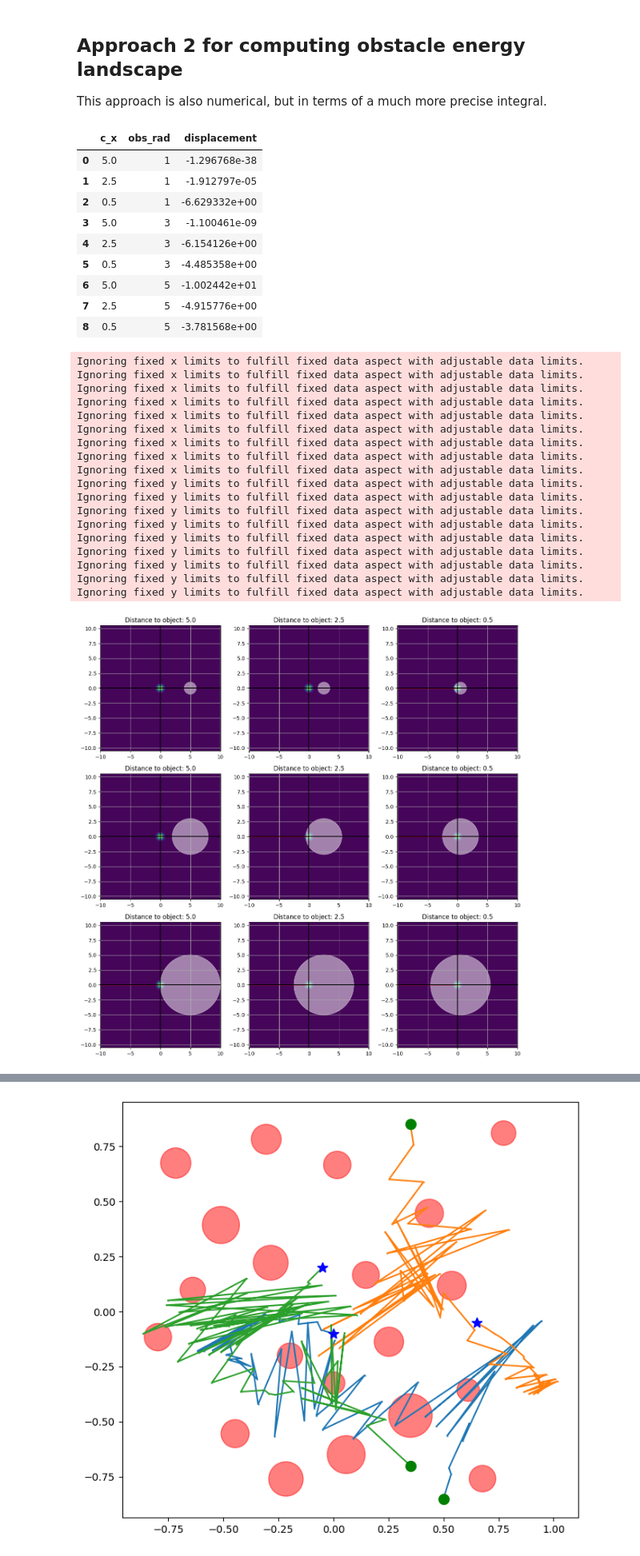
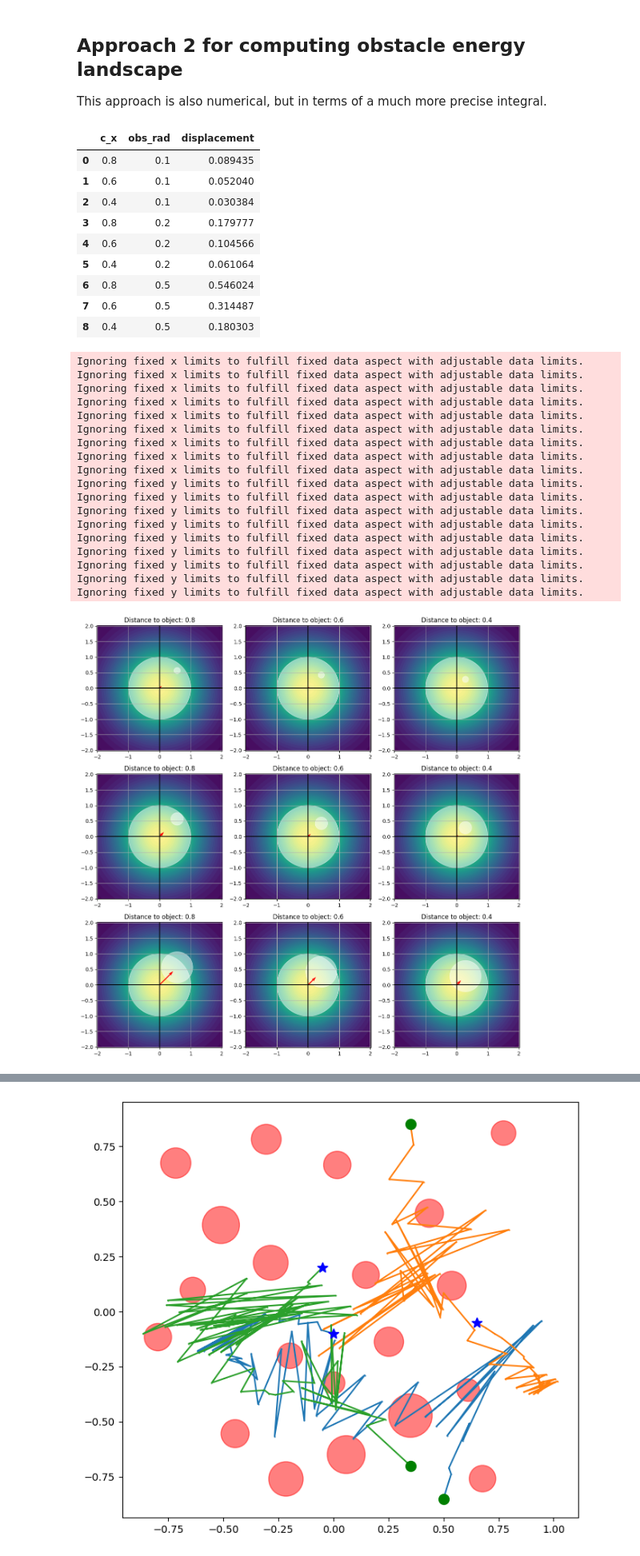
Before and after one commit to myfatemi04/constraint-guidance, a Jupyter notebook: notebooks/kernels.ipynb, the cells around one changed output, grey strips where cells are left out. Shown at 80% size. Cells and saved outputs as stored; diff of their text form; code cells hidden in the pictures.

```diff
--- a/notebooks/kernels.ipynb
+++ b/notebooks/kernels.ipynb
@@ -119,12 +119,19 @@ data = {
 plt.figure(figsize=(12, 12))
 
 i = 1
-for obs_rad_B in [1, 3, 5]:
-    for c_x in [5, 2.5, 0.5]:
+for obs_rad_B in [0.1, 0.2, 0.5]:
+    for c_x in [0.8, 0.6, 0.4]:
         plt.subplot(3, 3, i)
         i += 1
 
         plt.title(f"Distance to object: {c_x:.1f}")
+
+        agent_x = 0
+        agent_y = 0
+        # obs_x = 0
+        # obs_y = c_x
+        obs_x = np.sqrt(2)/2 * c_x
+        obs_y = np.sqrt(2)/2 * c_x
 
         # if obs_rad != 1 or c_x != 0.5:
         #     continue
@@ -132,12 +139,12 @@ for obs_rad_B in [1, 3, 5]:
         R = obs_rad_B
 
         # Color according to Gaussian.
-        square_size = 13
+        square_size = 5
         gaussian_xx, gaussian_yy = np.meshgrid(
             np.linspace(-square_size, square_size, 128),
             np.linspace(-square_size, square_size, 128),
         )
-        sigma_B = 0.3
+        sigma_B = 1.0
         gaussian_probability = (
             1
             / (2 * np.pi * sigma_B**2)
@@ -149,12 +156,15 @@ for obs_rad_B in [1, 3, 5]:
         plt.gca().axhline(y=0, color="k")
         plt.grid()
         plt.gca().add_patch(
-            patches.Circle((c_x, 0), R, fill=True, color="white", alpha=0.5)
+            patches.Circle((obs_x, obs_y), R, fill=True, color="white", alpha=0.5)
+        )
+        plt.gca().add_patch(
+            patches.Circle((agent_x, agent_y), sigma_B, fill=True, color="white", alpha=0.5)
         )
 
         t0 = time.time()
         displacement_direction = compute_agent_obstacle_score(
-            0, 0, c_x, 0, R, sigma_B, n_integral=200
+            0, 0, obs_x, obs_y, R, sigma_B, n_integral=200
         )
         t1 = time.time()
 
@@ -172,40 +182,40 @@ for obs_rad_B in [1, 3, 5]:
         )
         plt.axis("equal")
 
         plt.xlim(-square_size + 3, square_size - 3)
         plt.ylim(-square_size + 3, square_size - 3)
 
 display(pd.DataFrame(data))
 
 plt.tight_layout()
 plt.show()
 # %% [output]
 |  | c_x | obs_rad | displacement |
-| 0 | 5.0 | 1 | -1.296768e-38 |
-| 1 | 2.5 | 1 | -1.912797e-05 |
-| 2 | 0.5 | 1 | -6.629332e+00 |
-| 3 | 5.0 | 3 | -1.100461e-09 |
-| 4 | 2.5 | 3 | -6.154126e+00 |
-| 5 | 0.5 | 3 | -4.485358e+00 |
-| 6 | 5.0 | 5 | -1.002442e+01 |
-| 7 | 2.5 | 5 | -4.915776e+00 |
-| 8 | 0.5 | 5 | -3.781568e+00 |
+| 0 | 0.8 | 0.1 | 0.089435 |
+| 1 | 0.6 | 0.1 | 0.052040 |
+| 2 | 0.4 | 0.1 | 0.030384 |
+| 3 | 0.8 | 0.2 | 0.179777 |
+| 4 | 0.6 | 0.2 | 0.104566 |
+| 5 | 0.4 | 0.2 | 0.061064 |
+| 6 | 0.8 | 0.5 | 0.546024 |
+| 7 | 0.6 | 0.5 | 0.314487 |
+| 8 | 0.4 | 0.5 | 0.180303 |
 Ignoring fixed x limits to fulfill fixed data aspect with adjustable data limits.
 Ignoring fixed x limits to fulfill fixed data aspect with adjustable data limits.
 Ignoring fixed x limits to fulfill fixed data aspect with adjustable data limits.
 Ignoring fixed x limits to fulfill fixed data aspect with adjustable data limits.
 Ignoring fixed x limits to fulfill fixed data aspect with adjustable data limits.
 Ignoring fixed x limits to fulfill fixed data aspect with adjustable data limits.
 Ignoring fixed x limits to fulfill fixed data aspect with adjustable data limits.
 Ignoring fixed x limits to fulfill fixed data aspect with adjustable data limits.
 Ignoring fixed x limits to fulfill fixed data aspect with adjustable data limits.
 Ignoring fixed y limits to fulfill fixed data aspect with adjustable data limits.
 Ignoring fixed y limits to fulfill fixed data aspect with adjustable data limits.
 Ignoring fixed y limits to fulfill fixed data aspect with adjustable data limits.
 Ignoring fixed y limits to fulfill fixed data aspect with adjustable data limits.
 Ignoring fixed y limits to fulfill fixed data aspect with adjustable data limits.
 Ignoring fixed y limits to fulfill fixed data aspect with adjustable data limits.
 Ignoring fixed y limits to fulfill fixed data aspect with adjustable data limits.
 Ignoring fixed y limits to fulfill fixed data aspect with adjustable data limits.
 Ignoring fixed y limits to fulfill fixed data aspect with adjustable data limits.
-[figure, old version]
+[figure, new version]
```
Also changed, not shown: parts of 1 cell of this notebook, 2 other files.
